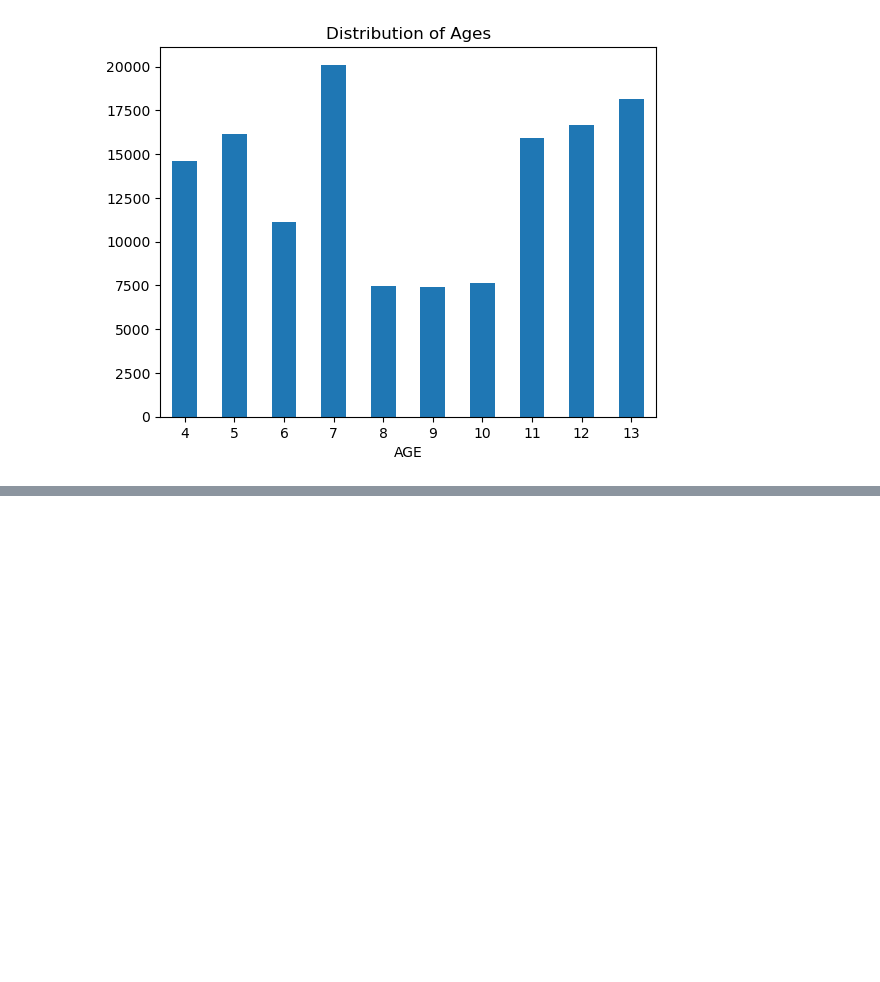
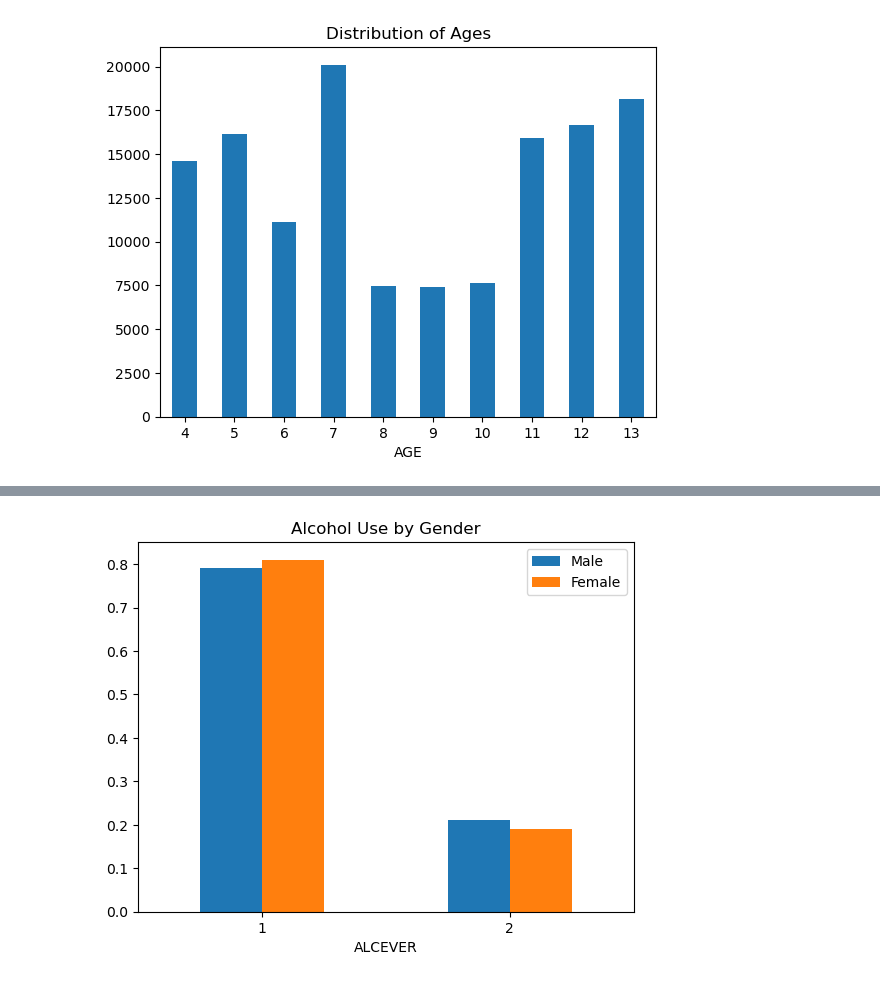
Before and after one commit to ctrimborn12/alcohol-consumption, a Jupyter notebook: analysis_code.ipynb, the cells around one changed output, grey strips where cells are left out. Saved outputs shown, nothing was run; the diff lists cells and outputs as text; code cells hidden in the pictures; blank space fills up the shorter version.

```diff
--- a/analysis_code.ipynb
+++ b/analysis_code.ipynb
@@ -44,0 +77,15 @@ plt.show()
+# %%
+gender_counts = (
+    df.groupby("IRSEX")["ALCEVER"]
+    .value_counts(normalize=True)  # gives proportions (0 to 1)
+    .rename("percent")
+    .reset_index()
+)
+genders = gender_counts.pivot(index="ALCEVER",columns="IRSEX", values="percent")
+genders.plot(kind='bar')
+plt.legend(["Male", "Female"])
+plt.xticks(rotation=0)
+plt.title("Alcohol Use by Gender")
+plt.show()
+# %% [output]
+[figure, added]
```
Also changed, not shown: parts of 5 cells of this notebook.
